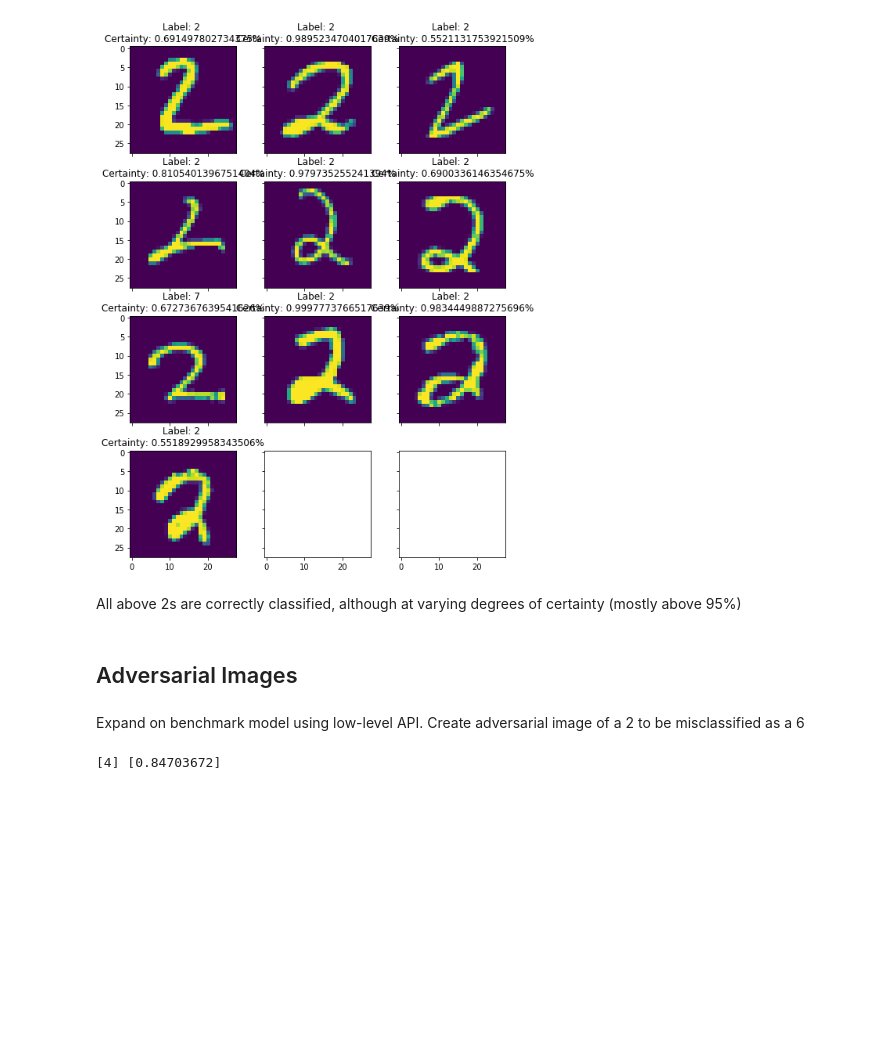
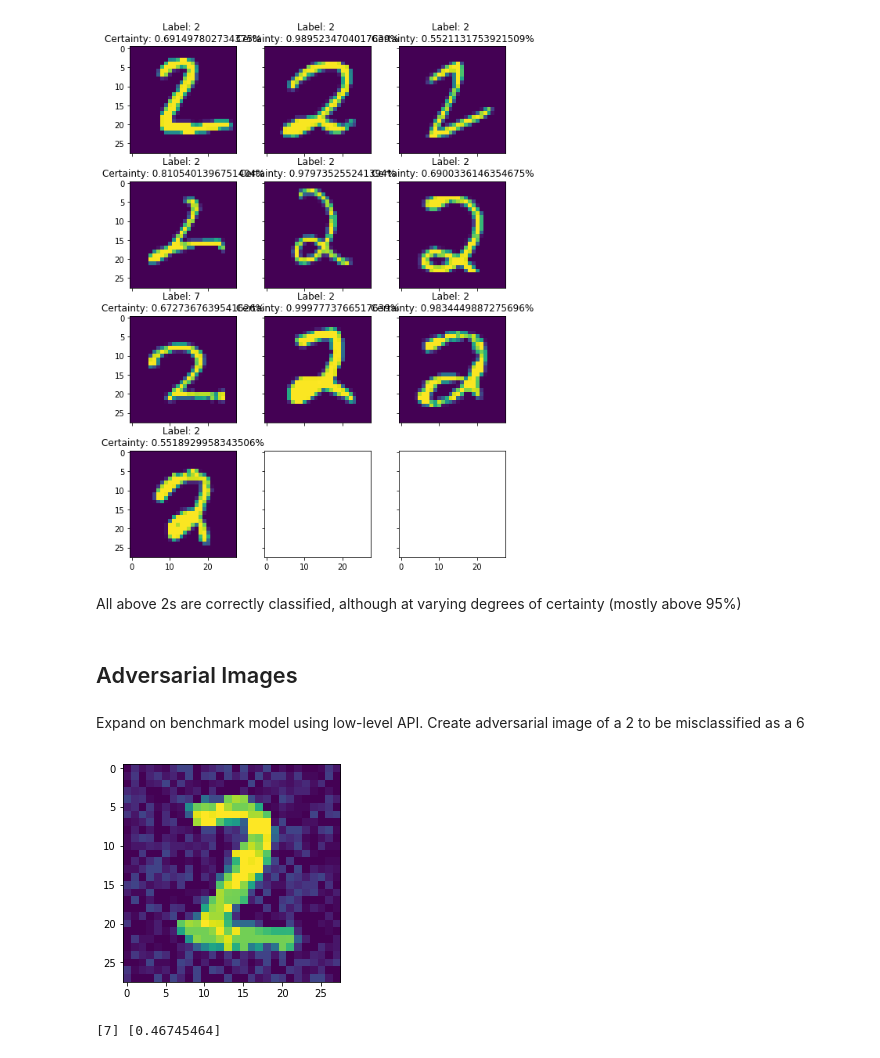
Before and after one commit to alonhare/MNIST-adversarial-images, a Jupyter notebook: MNIST-adversarial-images modifided.ipynb, the cells around one changed output. Saved outputs shown, nothing was run; the diff lists cells and outputs as text; code cells hidden in the pictures; blank space fills up the shorter version.

Commit message:
added visualisation

```diff
--- a/MNIST-adversarial-images modifided.ipynb
+++ b/MNIST-adversarial-images modifided.ipynb
@@ -321,9 +321,18 @@ def create_specific_adversarial_image(originNumber, destinationNumber):
 # %%
 # Plot adversarial images
 # Over each step, model certainty changes from 2 to 6
-adv_image, label, prob = create_specific_adversarial_image(2, 4)
+adv_image, label, prob = create_specific_adversarial_image(2, 7)
+adv_image = adv_image.reshape(28, 28)
+fig = plt.figure(1, (4., 4.))
+grid = grid = ImageGrid(fig, 111,  # similar to subplot(111)
+                     nrows_ncols=(1, 1),  # creates grid of axes
+                     axes_pad=0.5,  # pad between axes in inch.
+                     )
+grid[0].imshow(adv_image)
+plt.show()
 print(label, prob)
 # %% [output]
+[figure, added]
-[4] [0.84703672]
+[7] [0.46745464]
 # %%
 #sess.close()
```
